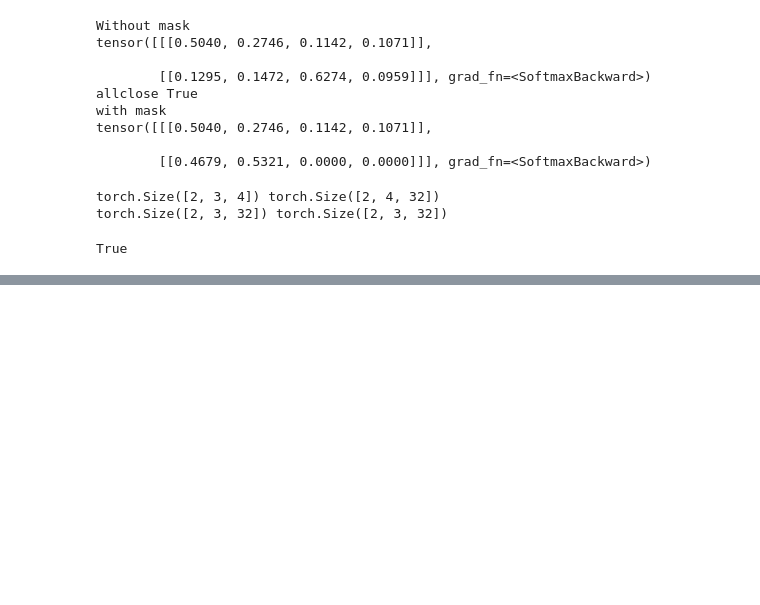
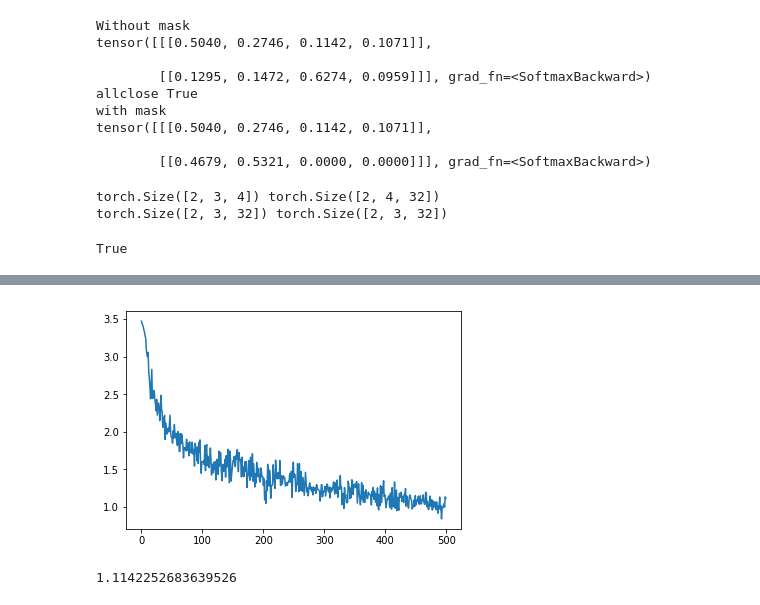
Before and after one commit to bajarno/dl4nlt, a Jupyter notebook: code/seq2seq/Luong_Attention_s2s.ipynb, the cells around one changed output, grey strips where cells are left out. Saved outputs shown, nothing was run; the diff lists cells and outputs as text; code cells hidden in the pictures; blank space fills up the shorter version.

```diff
--- a/code/seq2seq/Luong_Attention_s2s.ipynb
+++ b/code/seq2seq/Luong_Attention_s2s.ipynb
@@ -385,0 +403,28 @@ KeyboardInterrupt:
+# %%
+device='cuda'
+torch.manual_seed(1)
+encoder = S2SEncoder(vocab_size, embedding_dim, hidden_dim, num_layers)
+decoder = S2SAttnDecoder(vocab_size, embedding_dim, hidden_dim, num_layers)
+crit = nn.CrossEntropyLoss()
+opt = torch.optim.Adam(list(encoder.parameters()) + list(decoder.parameters()), lr=1e-3)
+
+encoder.to(device)
+decoder.to(device)
+
+losses = []
+for i in range(500):
+    X, Y, xl, yl = dummy_batch(batch_size, vocab_size, sequence_length)
+    opt.zero_grad()
+    out = s2s_feedprevious(encoder, decoder, X, Y, xl, yl, device).transpose(2,1)
+    loss = crit(out, Y.to(device))
+    losses.append(loss.item())
+    loss.backward()
+    opt.step()
+# %%
+import matplotlib.pyplot as plt
+plt.plot(losses)
+plt.show()
+print(losses[-1])
+# %% [output]
+[figure, added]
+1.1142252683639526
```
Also changed, not shown: parts of 4 cells of this notebook, 1 other file.
